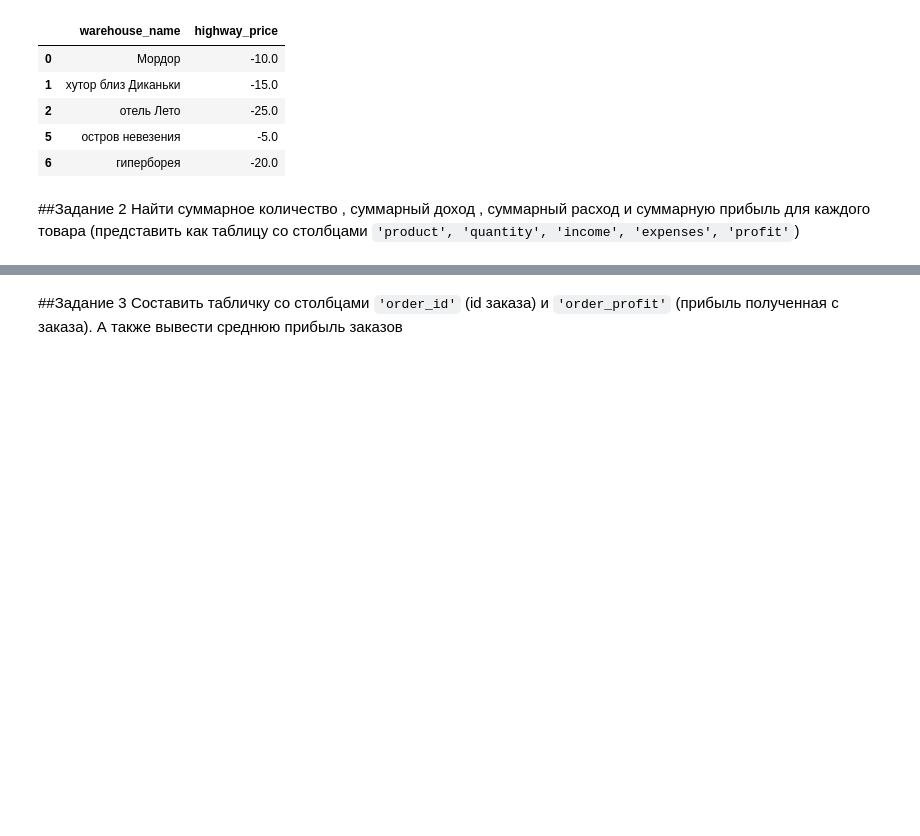
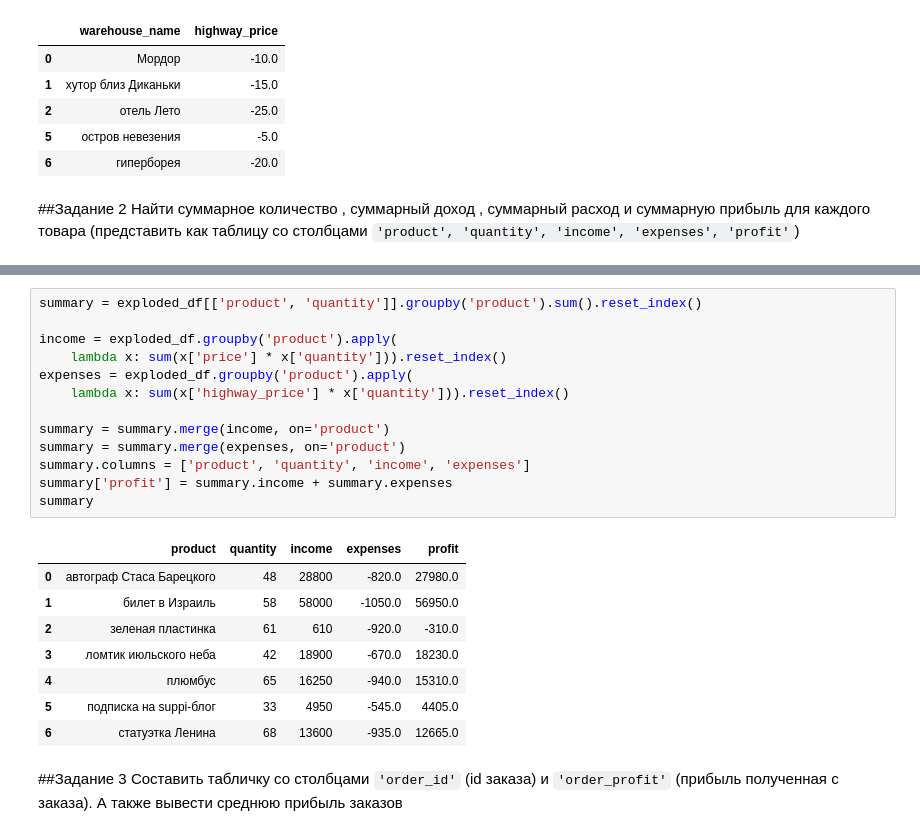
Before and after one commit to julianzim/suppi_trial_task, a Jupyter notebook: suppi_trial_task.ipynb, the cells around one changed output, grey strips where cells are left out. Drawn from its saved outputs; the diff is of its cells as text; blank space fills up the shorter version.

```diff
--- a/suppi_trial_task.ipynb
+++ b/suppi_trial_task.ipynb
@@ -68,3 +82,25 @@ highway_prices
+# %%
+summary = exploded_df[['product', 'quantity']].groupby('product').sum().reset_index()
+
+income = exploded_df.groupby('product').apply(
+    lambda x: sum(x['price'] * x['quantity'])).reset_index()
+expenses = exploded_df.groupby('product').apply(
+    lambda x: sum(x['highway_price'] * x['quantity'])).reset_index()
+
+summary = summary.merge(income, on='product')
+summary = summary.merge(expenses, on='product')
+summary.columns = ['product', 'quantity', 'income', 'expenses']
+summary['profit'] = summary.income + summary.expenses
+summary
+# %% [output]
+|  | product | quantity | income | expenses | profit |
+| 0 | автограф Стаса Барецкого | 48 | 28800 | -820.0 | 27980.0 |
+| 1 | билет в Израиль | 58 | 58000 | -1050.0 | 56950.0 |
+| 2 | зеленая пластинка | 61 | 610 | -920.0 | -310.0 |
+| 3 | ломтик июльского неба | 42 | 18900 | -670.0 | 18230.0 |
+| 4 | плюмбус | 65 | 16250 | -940.0 | 15310.0 |
+| 5 | подписка на suppi-блог | 33 | 4950 | -545.0 | 4405.0 |
+| 6 | статуэтка Ленина | 68 | 13600 | -935.0 | 12665.0 |
 # %% [markdown]
 ##Задание 3
 Составить табличку со столбцами `'order_id'` (id заказа) и `'order_profit'` (прибыль полученная с заказа). А также вывести среднюю прибыль заказов
```
Also changed, not shown: parts of 15 cells of this notebook.
